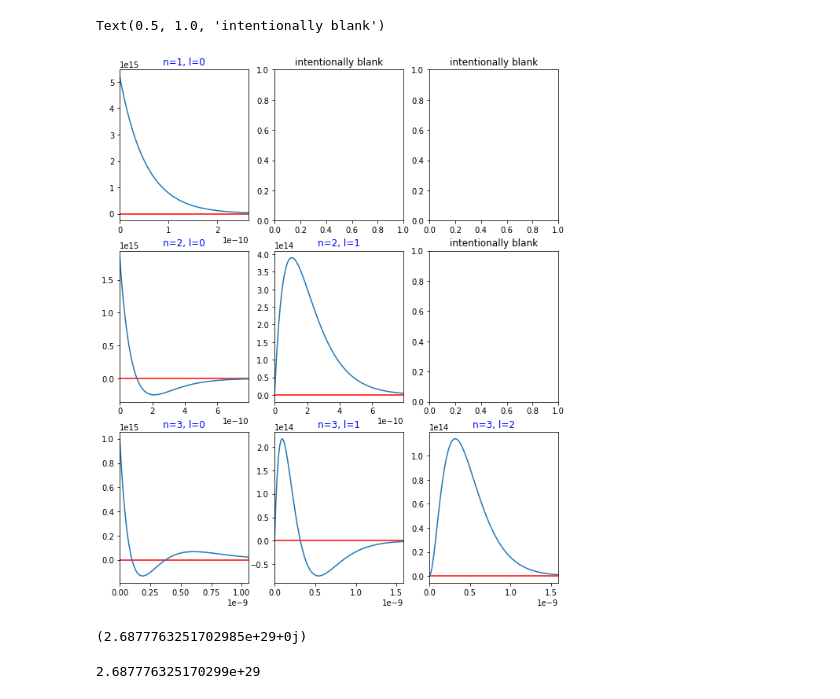
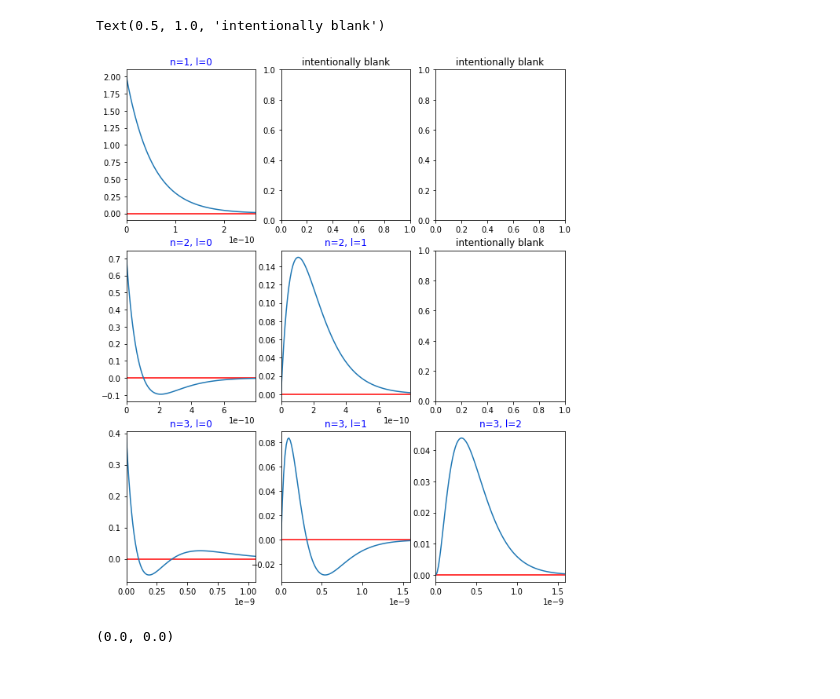
Before and after one commit to akey7/basic-quantum-models, a Jupyter notebook: notebooks/hydrogenic_atom.ipynb, the cells around one changed output. Drawn from its saved outputs; the diff is of its cells as text; code cells hidden in the pictures.

Commit message:
Update hydrogenic_atom.ipynb
Updated the y scales on the plots and they work!

```diff
--- a/notebooks/hydrogenic_atom.ipynb
+++ b/notebooks/hydrogenic_atom.ipynb
@@ -110,10 +111,10 @@ class HydrogenicAtom:
         Parameters
         ----------
         theta: float
-            Theta coordinate, from 0 to 2*pi
+            Theta coordinate, from 0 to pi
 
         phi: float
-            Phi coordinate, from
+            Phi coordinate, from 0 to 2*pi
 
         Returns
         -------
@@ -188,30 +189,30 @@ class HydrogenicAtom:
 # %%
 fig, axs = plt.subplots(nrows=3, ncols=3, figsize=(10, 12))
 
 parameters = [
-    {'n': 1, 'l': 0, 'x_scaler': 5 },
-    {'n': 2, 'l': 0, 'x_scaler': 15 },
-    {'n': 3, 'l': 0, 'x_scaler': 20 },
-    {'n': 2, 'l': 1, 'x_scaler': 15 },
-    {'n': 3, 'l': 1, 'x_scaler': 30 },
-    {'n': 3, 'l': 2, 'x_scaler': 30 }
+    {'n': 1, 'l': 0, 'x_scaler': 5, 'yscaler': (ha.z / ha.a0)**(3/2) },
+    {'n': 2, 'l': 0, 'x_scaler': 15, 'yscaler': (ha.z / ha.a0)**(3/2) },
+    {'n': 3, 'l': 0, 'x_scaler': 20, 'yscaler': (ha.z / ha.a0)**(3/2) },
+    {'n': 2, 'l': 1, 'x_scaler': 15, 'yscaler': (ha.z / ha.a0)**(3/2) },
+    {'n': 3, 'l': 1, 'x_scaler': 30, 'yscaler': (ha.z / ha.a0)**(3/2) },
+    {'n': 3, 'l': 2, 'x_scaler': 30, 'yscaler': (ha.z / ha.a0)**(3/2) }
 ]
 
 for p in parameters:
     row = p['n'] - 1
     col = p['l']
     ha = HydrogenicAtom(n=p['n'], l=p['l'], ml=0)
     xs = np.linspace(0, ha.a0 * p['x_scaler'], 100)
-    ys = [ha.radial(r).real for r in xs]
+    ys = [ha.radial(r).real / p['yscaler'] for r in xs]
     ax = axs[row, col]
     ax.set_title(f'n={p["n"]}, l={p["l"]}', color='b')
     ax.set_xlim(min(xs), max(xs))
     ax.axhline(0.0, color='r')
     ax.plot(xs, ys)
 
 axs[0, 1].set_title('intentionally blank')
 axs[0, 2].set_title('intentionally blank')
 axs[1, 2].set_title('intentionally blank')
 # %% [output]
 Text(0.5, 1.0, 'intentionally blank')
-[figure, old version]
+[figure, new version]
@@ -220,8 +219,9 @@ ha = HydrogenicAtom(n=2, l=0, ml=0)
-# %%
-ha.wavefunction(0, 0, 0) ** 2
-# %% [output]
-(2.6877763251702985e+29+0j)
-# %%
-(1 / ha.a0) ** 3 / 8.0 / pi
-# %% [output]
-2.687776325170299e+29
+# %%
+ha = HydrogenicAtom(n=1, l=0, ml=0)
+
+def integrand(r):
+    return ha.radial(r).real / (1 / ha.a0)
+
+quad(integrand, 0, 3)
+# %% [output]
+(0.0, 0.0)
```
Also changed, not shown: parts of 2 cells of this notebook.
